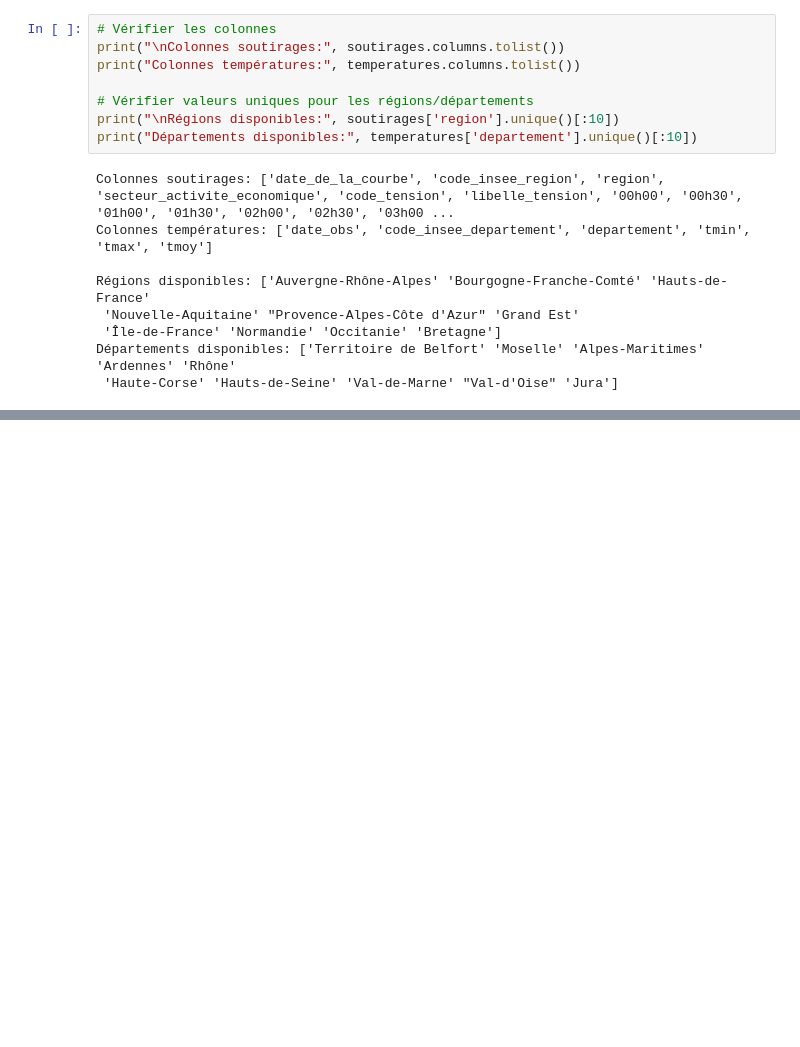
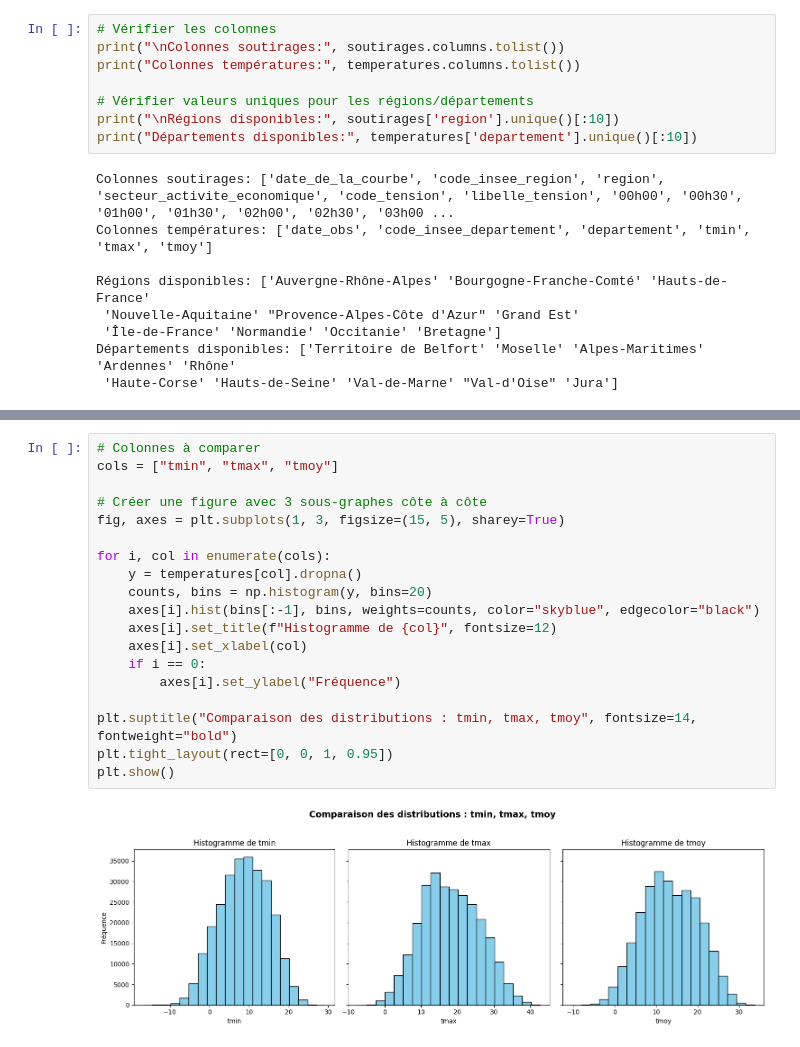
Before and after one commit to KADA-SEDODE/multi-region-energy-prediction, a Jupyter notebook: notebooks/01_exploration.ipynb, the cells around one changed output, grey strips where cells are left out. Drawn from its saved outputs; the diff is of its cells as text; blank space fills up the shorter version.

```diff
--- a/notebooks/01_exploration.ipynb
+++ b/notebooks/01_exploration.ipynb
@@ -51,0 +336,21 @@ Départements disponibles: ['Territoire de Belfort' 'Moselle' 'Alpes-Maritimes'
+# %%
+# Colonnes à comparer
+cols = ["tmin", "tmax", "tmoy"]
+
+# Créer une figure avec 3 sous-graphes côte à côte
+fig, axes = plt.subplots(1, 3, figsize=(15, 5), sharey=True)
+
+for i, col in enumerate(cols):
+    y = temperatures[col].dropna()
+    counts, bins = np.histogram(y, bins=20)
+    axes[i].hist(bins[:-1], bins, weights=counts, color="skyblue", edgecolor="black")
+    axes[i].set_title(f"Histogramme de {col}", fontsize=12)
+    axes[i].set_xlabel(col)
+    if i == 0:
+        axes[i].set_ylabel("Fréquence")
+
+plt.suptitle("Comparaison des distributions : tmin, tmax, tmoy", fontsize=14, fontweight="bold")
+plt.tight_layout(rect=[0, 0, 1, 0.95])
+plt.show()
+# %% [output]
+[figure, added]
```
Also changed, not shown: parts of 29 cells of this notebook.
